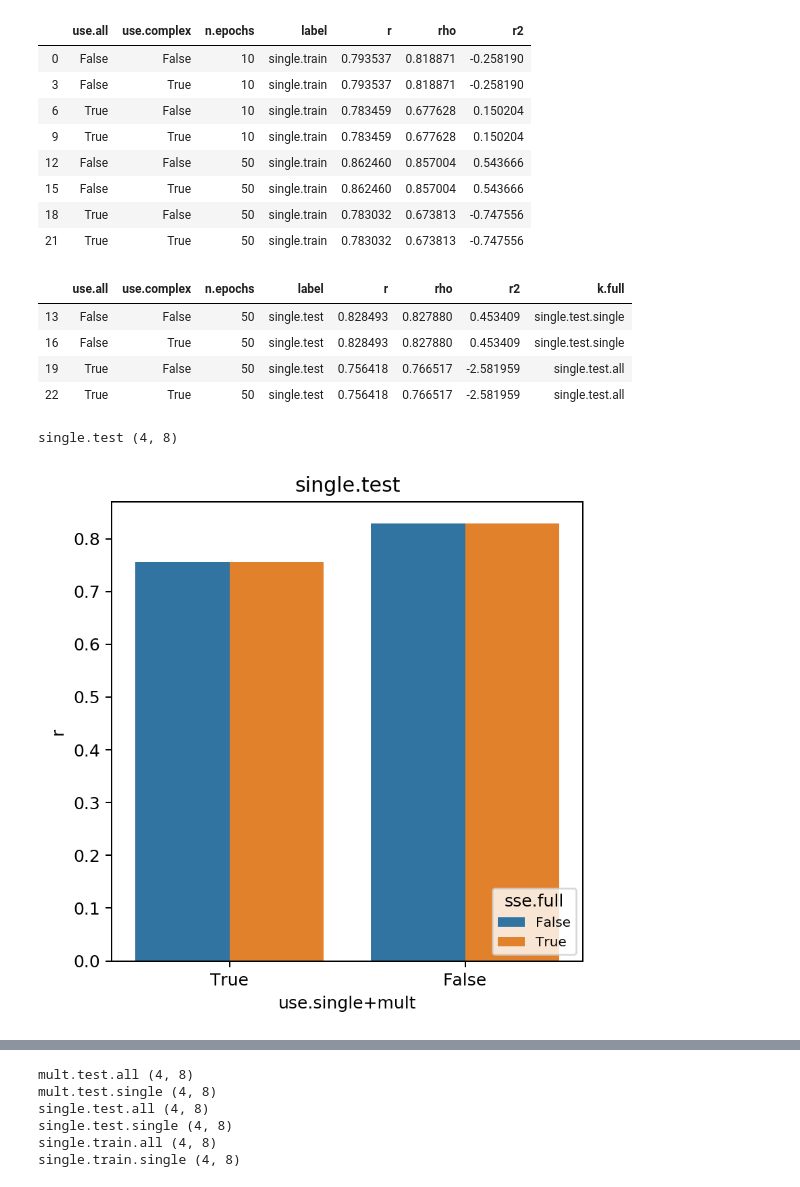
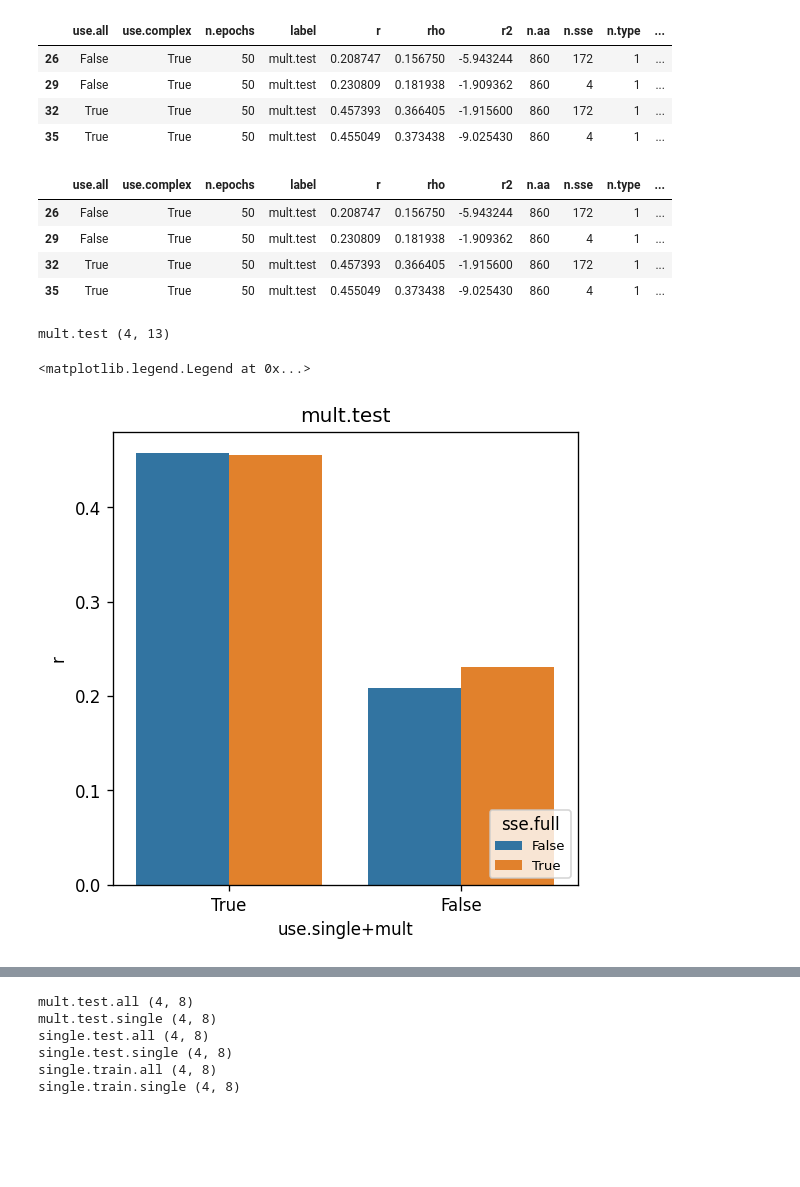
Before and after one commit to ilibarra/hackathon_2021_protein_stability, a Jupyter notebook: notebooks/train_n_test_submitted.ipynb, the cells around one changed output, grey strips where cells are left out. Saved outputs shown, nothing was run; the diff lists cells and outputs as text; code cells hidden in the pictures; blank space fills up the shorter version.

Commit message:
updating figures/data/code

```diff
--- a/notebooks/train_n_test_submitted.ipynb
+++ b/notebooks/train_n_test_submitted.ipynb
@@ -152,11 +210,13 @@ def onehot_encode_ss(sequence):
 # %%
 # plottting
+from scipy.stats import pearsonr, spearmanr
 from matplotlib import rcParams
-def plot(model, x1, x2, y, color, dpi=80, figsize=[5, 5], axis='equal'):
+from sklearn.metrics import r2_score
+def plot(model, x1, x2, x3, x4, y, color, dpi=80, figsize=[5, 5], axis='equal'):
 
     ax = plt.subplot()
 
-    y_pred = model.predict([x1, x2])
+    y_pred = model.predict([x1, x2, x3, x4])
     rcParams['figure.figsize'] = figsize
     rcParams['figure.dpi'] = dpi
 
@@ -166,7 +226,8 @@ def plot(model, x1, x2, y, color, dpi=80, figsize=[5, 5], axis='equal'):
 
     pearson_title = 'Pearson=%.2f' % r
     spearman_title = '\u03C1=%.2f' % rho
-    print('xmin/xmax', min(y_pred.flatten()), max(y_pred.flatten()))
+    # print('xmin/xmax', min(y_pred.flatten()), max(y_pred.flatten()))
+
     plt.scatter(y_pred, y, c=color, s=6)
 
     if axis is not None:
@@ -248,9 +316,12 @@ import pickle
 # %%
+# queries statements
 use_all = [False, True]
 use_simple_sse = [False, True]
-n_epochs = [5, 10, 50]
+n_epochs = [3, 10, 50]
+queries = [[a, b, c] for c in n_epochs for a in use_all for b in use_simple_sse]
 
-queries = [[a, b, c] for c in n_epochs for a in use_all for b in use_simple_sse]
+queries = pd.DataFrame(queries, columns=['use.all', 'use.simple.sse', 'n.epochs'])
+queries
 # %%
 overwrite = False
 
@@ -406,0 +498,6 @@ import seaborn as sns
+# %%
+# best results by architecture combination
+res = pd.read_csv('../data/results.csv', index_col=0)
+res['use_simple_sse'] = res['n.sse'] == 4
+res['k.full'] = res['label'] + '.' + np.where(res['use.all'], 'all', 'single')
+res.sort_values('r', ascending=False).drop_duplicates('k.full')
@@ -406,0 +524,12 @@ import seaborn as sns
+# %%
+label = 'single.test'
+grp = res[(res['label'] == 'single.test') & (res['n.epochs'] == 50)]
+
+rcParams['figure.figsize'] = 5, 5
+rcParams['figure.dpi'] = 120
+
+print(label, grp.shape)
+sns.barplot(data=grp, x='use.all', hue='use_simple_sse', y='r', order=[True, False])
+plt.xlabel('use.single+mult')
+plt.title(label)
+plt.legend(fontsize=8, loc='lower right', title='sse.full')
@@ -407,12 +540,8 @@ import seaborn as sns
 # %%
 grp
 # %% [output]
-|  | use.all | use.complex | n.epochs | label | r | rho | r2 |
-| 0 | False | False | 10 | single.train | 0.793537 | 0.818871 | -0.258190 |
-| 3 | False | True | 10 | single.train | 0.793537 | 0.818871 | -0.258190 |
-| 6 | True | False | 10 | single.train | 0.783459 | 0.677628 | 0.150204 |
-| 9 | True | True | 10 | single.train | 0.783459 | 0.677628 | 0.150204 |
-| 12 | False | False | 50 | single.train | 0.862460 | 0.857004 | 0.543666 |
-| 15 | False | True | 50 | single.train | 0.862460 | 0.857004 | 0.543666 |
-| 18 | True | False | 50 | single.train | 0.783032 | 0.673813 | -0.747556 |
-| 21 | True | True | 50 | single.train | 0.783032 | 0.673813 | -0.747556 |
+|  | use.all | use.complex | n.epochs | label | r | rho | r2 | n.aa | n.sse | n.type | ... |
+| 26 | False | True | 50 | mult.test | 0.208747 | 0.156750 | -5.943244 | 860 | 172 | 1 | ... |
+| 29 | False | True | 50 | mult.test | 0.230809 | 0.181938 | -1.909362 | 860 | 4 | 1 | ... |
+| 32 | True | True | 50 | mult.test | 0.457393 | 0.366405 | -1.915600 | 860 | 172 | 1 | ... |
+| 35 | True | True | 50 | mult.test | 0.455049 | 0.373438 | -9.025430 | 860 | 4 | 1 | ... |
@@ -421,24 +548,22 @@ res['k.full'] = res['label'] + '.' + np.where(res['use.all'], 'all', 'single')
 # %%
 grp
 # %% [output]
-|  | use.all | use.complex | n.epochs | label | r | rho | r2 | k.full |
-| 13 | False | False | 50 | single.test | 0.828493 | 0.827880 | 0.453409 | single.test.single |
-| 16 | False | True | 50 | single.test | 0.828493 | 0.827880 | 0.453409 | single.test.single |
-| 19 | True | False | 50 | single.test | 0.756418 | 0.766517 | -2.581959 | single.test.all |
-| 22 | True | True | 50 | single.test | 0.756418 | 0.766517 | -2.581959 | single.test.all |
+|  | use.all | use.complex | n.epochs | label | r | rho | r2 | n.aa | n.sse | n.type | ... |
+| 26 | False | True | 50 | mult.test | 0.208747 | 0.156750 | -5.943244 | 860 | 172 | 1 | ... |
+| 29 | False | True | 50 | mult.test | 0.230809 | 0.181938 | -1.909362 | 860 | 4 | 1 | ... |
+| 32 | True | True | 50 | mult.test | 0.457393 | 0.366405 | -1.915600 | 860 | 172 | 1 | ... |
+| 35 | True | True | 50 | mult.test | 0.455049 | 0.373438 | -9.025430 | 860 | 4 | 1 | ... |
 # %%
-label = 'single.test'
-grp = res[(res['label'] == 'single.test') & (res['n.epochs'] == 50)]
+label = 'mult.test'
+grp = res[(res['label'] == label) & (res['n.epochs'] == 50)]
 
 rcParams['figure.figsize'] = 5, 5
-rcParams['figure.dpi'] = 180
-
 print(label, grp.shape)
-sns.barplot(data=grp, x='use.all', hue='use.complex', y='r', order=[True, False])
+sns.barplot(data=grp, x='use.all', hue='use_simple_sse', y='r', order=[True, False])
 plt.xlabel('use.single+mult')
 plt.title(label)
 plt.legend(fontsize=8, loc='lower right', title='sse.full')
-pi += 1
 # %% [output]
-single.test (4, 8)
+mult.test (4, 13)
+<matplotlib.legend.Legend at 0x...>
-[figure, old version]
+[figure, new version]
```
Also changed, not shown: parts of 42 cells of this notebook, 41 other files.
